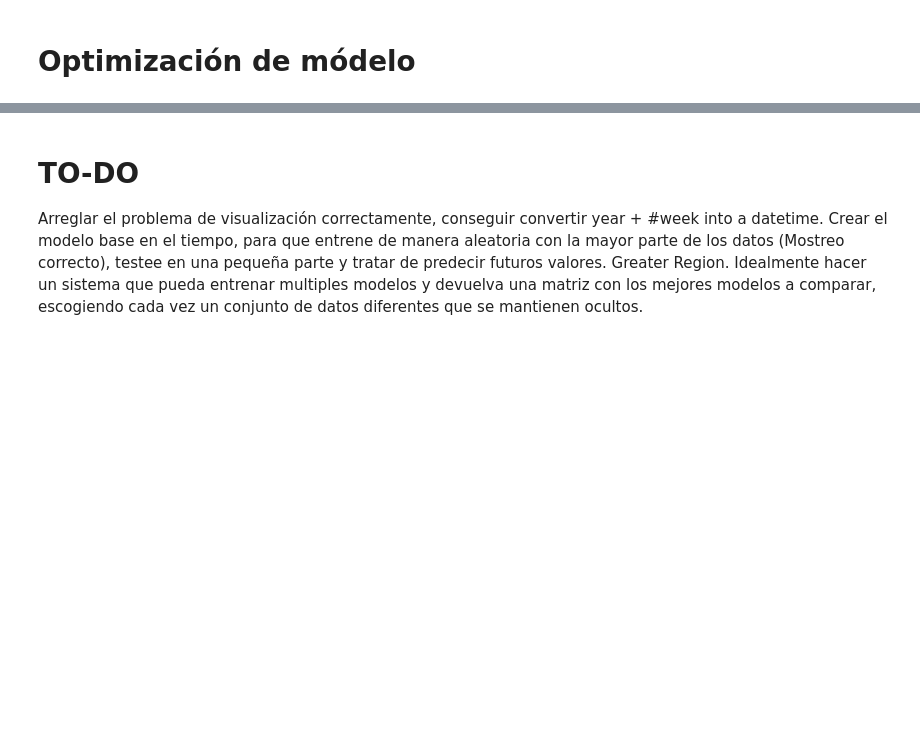
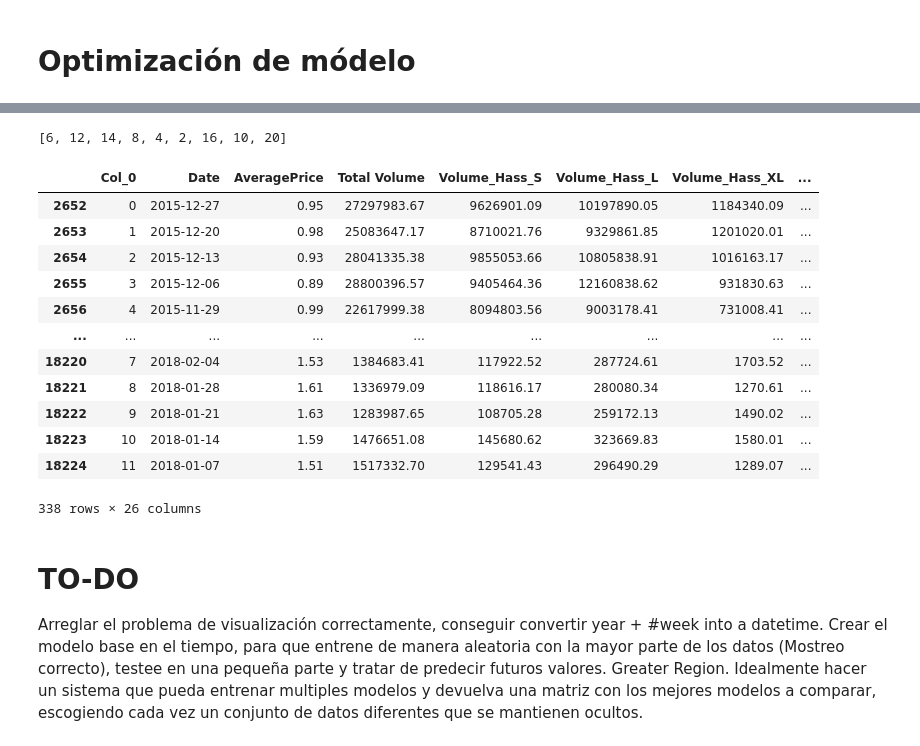
Before and after one commit to cpujol-dev/MiniProjectAavocado, a Jupyter notebook: 5.proyecto_team_apartados.ipynb, the cells around one changed output, grey strips where cells are left out. Saved outputs shown, nothing was run; the diff lists cells and outputs as text; code cells hidden in the pictures; blank space fills up the shorter version.

```diff
--- a/5.proyecto_team_apartados.ipynb
+++ b/5.proyecto_team_apartados.ipynb
@@ -877,3 +908,30 @@ display(Resultados_df.sort_values(by ='R_2', ascending = False))
+# %%
+# Comprovacion que desordena los datos
+
+x = [1,2,3,4,5,6,7,8,9,10]
+y= [2,4,6,8,10,12,14,16, 18, 20]
+
+
+X_train, X_test, y_train, y_test = train_test_split(x, y, test_size=0.1, random_state=10)
+
+print(y_train)
+
+display(df_temp_USA)
+# %% [output]
+[6, 12, 14, 8, 4, 2, 16, 10, 20]
+|  | Col_0 | Date | AveragePrice | Total Volume | Volume_Hass_S | Volume_Hass_L | Volume_Hass_XL | ... |
+| 2652 | 0 | 2015-12-27 | 0.95 | 27297983.67 | 9626901.09 | 10197890.05 | 1184340.09 | ... |
+| 2653 | 1 | 2015-12-20 | 0.98 | 25083647.17 | 8710021.76 | 9329861.85 | 1201020.01 | ... |
+| 2654 | 2 | 2015-12-13 | 0.93 | 28041335.38 | 9855053.66 | 10805838.91 | 1016163.17 | ... |
+| 2655 | 3 | 2015-12-06 | 0.89 | 28800396.57 | 9405464.36 | 12160838.62 | 931830.63 | ... |
+| 2656 | 4 | 2015-11-29 | 0.99 | 22617999.38 | 8094803.56 | 9003178.41 | 731008.41 | ... |
+| ... | ... | ... | ... | ... | ... | ... | ... | ... |
+| 18220 | 7 | 2018-02-04 | 1.53 | 1384683.41 | 117922.52 | 287724.61 | 1703.52 | ... |
+| 18221 | 8 | 2018-01-28 | 1.61 | 1336979.09 | 118616.17 | 280080.34 | 1270.61 | ... |
+| 18222 | 9 | 2018-01-21 | 1.63 | 1283987.65 | 108705.28 | 259172.13 | 1490.02 | ... |
+| 18223 | 10 | 2018-01-14 | 1.59 | 1476651.08 | 145680.62 | 323669.83 | 1580.01 | ... |
+| 18224 | 11 | 2018-01-07 | 1.51 | 1517332.70 | 129541.43 | 296490.29 | 1289.07 | ... |
+338 rows × 26 columns
 # %% [markdown]
 # TO-DO
 
```
Also changed, not shown: parts of 2 cells of this notebook, 1 other file.
